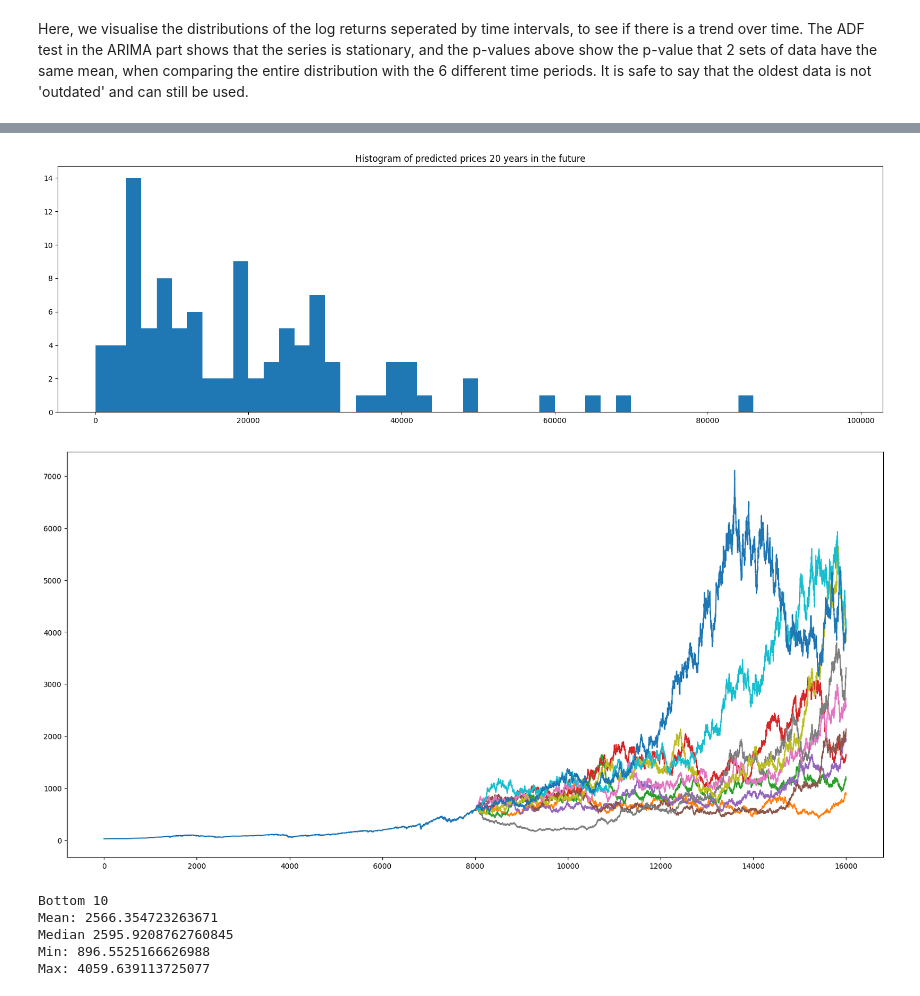
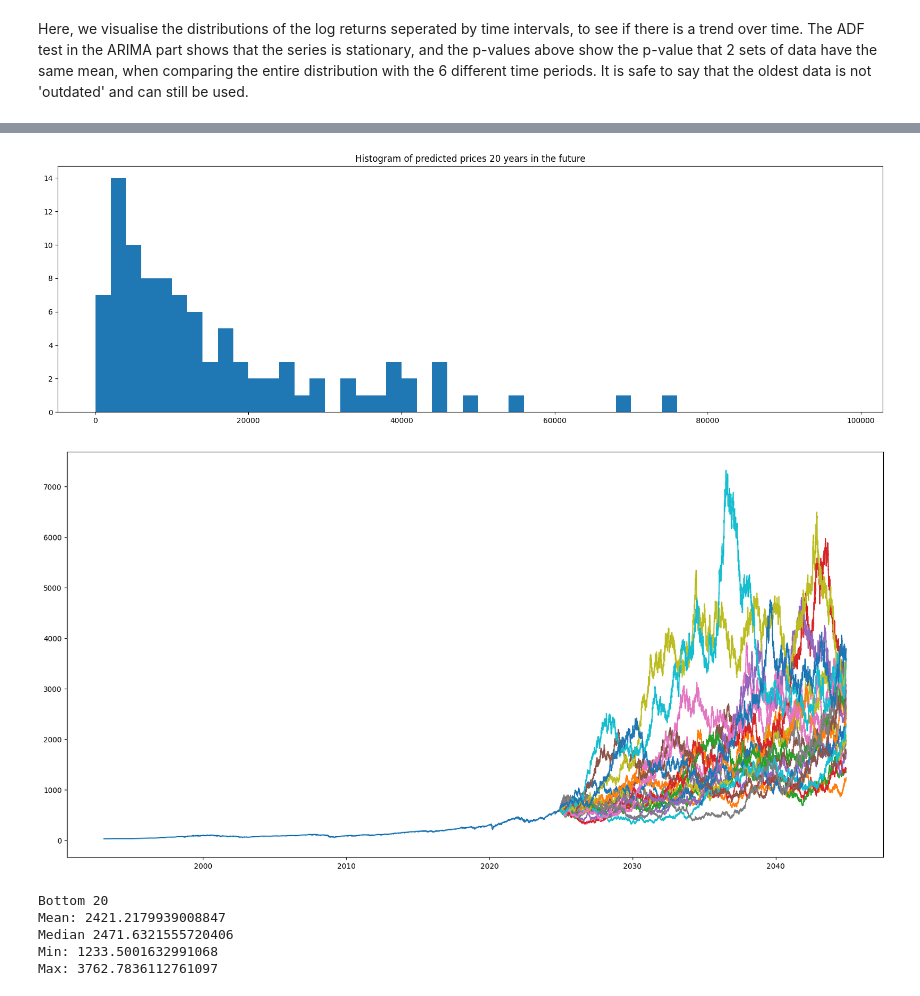
Before and after one commit to dhcchh/SPY-Analytics-Forecasting-Project, a Jupyter notebook: ML-Notebooks/monte_carlo.ipynb, the cells around one changed output, grey strips where cells are left out. Saved outputs shown, nothing was run; the diff lists cells and outputs as text; code cells hidden in the pictures.

```diff
--- a/ML-Notebooks/monte_carlo.ipynb
+++ b/ML-Notebooks/monte_carlo.ipynb
@@ -11,6 +12,7 @@ df_week = pd.read_csv('../Data/spy_week.csv')
 df_full['date'] = pd.to_datetime(df_full['date'])
 df_month['date'] = pd.to_datetime(df_month['date'])
 df_week['date'] = pd.to_datetime(df_week['date'])
+end_date = df_full['date'].max()
 # %%
 plt.hist(df_full['log_return'], bins=40, range=(-0.05, 0.05));
 print(f'Mean: {df_full["log_return"].mean():.5f}')
@@ -51,7 +53,7 @@ for i in range(6):
 Here, we visualise the distributions of the log returns seperated by time intervals, to see if there is a trend over time. The ADF test in the ARIMA part shows that the series is stationary, and the p-values above show the p-value that 2 sets of data have the same mean, when comparing the entire distribution with the 6 different time periods. It is safe to say that the oldest data is not 'outdated' and can still be used.
 # %%
 last_price = df_full.iloc[-1]['close_price']
-future_days = [*range(len(df_full) + 1, 16000)]
+future_days = [end_date + timedelta(days=i) for i in range(1, 1 + 365 * 20)]
 rv = norm(loc=df_full['log_return'].mean(), scale=df_full['log_return'].std())
 price_sim = []
 returns_sim = rv.rvs(size=(len(future_days)) * 100, random_state=42)
@@ -59,6 +61,5 @@ for i in range(100):
     pred = [last_price]
     for j in range(len(future_days)):
         pred.append(pred[-1] * (np.e ** returns_sim[i * len(future_days) + j]))
-    price_sim.append(pred)
-future_days.insert(0, len(df_full))
+    price_sim.append(pred[1:])
 # %%
@@ -93,23 +94,24 @@ plt.figure(figsize=(20, 6))
 plt.hist(final_prices, bins=[i * 2000 for i in range(50)])
 plt.title('Histogram of predicted prices 20 years in the future');
 # %% [output]
-[figure, old version]
+[figure, new version]
 # %%
 plt.figure(figsize=(20, 10))
-plt.plot([*range(len(df_full))], df_full['close_price'])
-for i in range(10):
+plt.plot(df_full['date'], df_full['close_price'])
+for i in range(20):
     plt.plot(future_days, price_sim[i])
 # %% [output]
-[figure, old version]
+[figure, new version]
 # %%
-print(f'Bottom 10\n'
-      f'Mean: {np.mean(final_prices[:10])}\n'
-      f'Median {final_prices[5]}\n'
+final_prices=final_prices[:20]
+print(f'Bottom 20\n'
+      f'Mean: {np.mean(final_prices)}\n'
+      f'Median {np.median(final_prices)}\n'
       f'Min: {final_prices[0]}\n'
-      f'Max: {final_prices[9]}')
+      f'Max: {final_prices[-1]}')
 # %% [output]
-Bottom 10
-Mean: 2566.354723263671
-Median 2595.9208762760845
-Min: 896.5525166626988
-Max: 4059.639113725077
+Bottom 20
+Mean: 2421.2179939008847
+Median 2471.6321555720406
+Min: 1233.5001632991068
+Max: 3762.7836112761097
```
Also changed, not shown: parts of 4 cells of this notebook.
